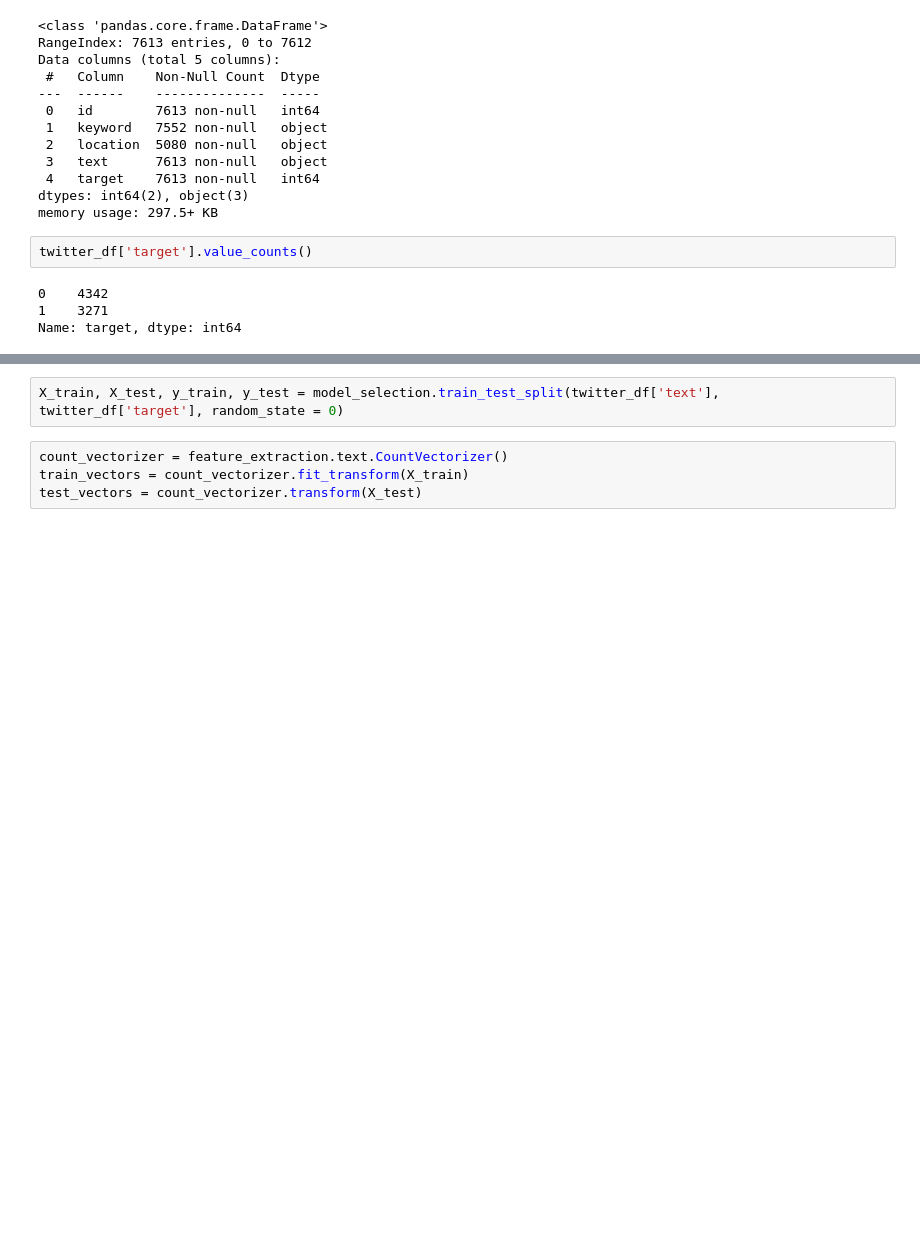
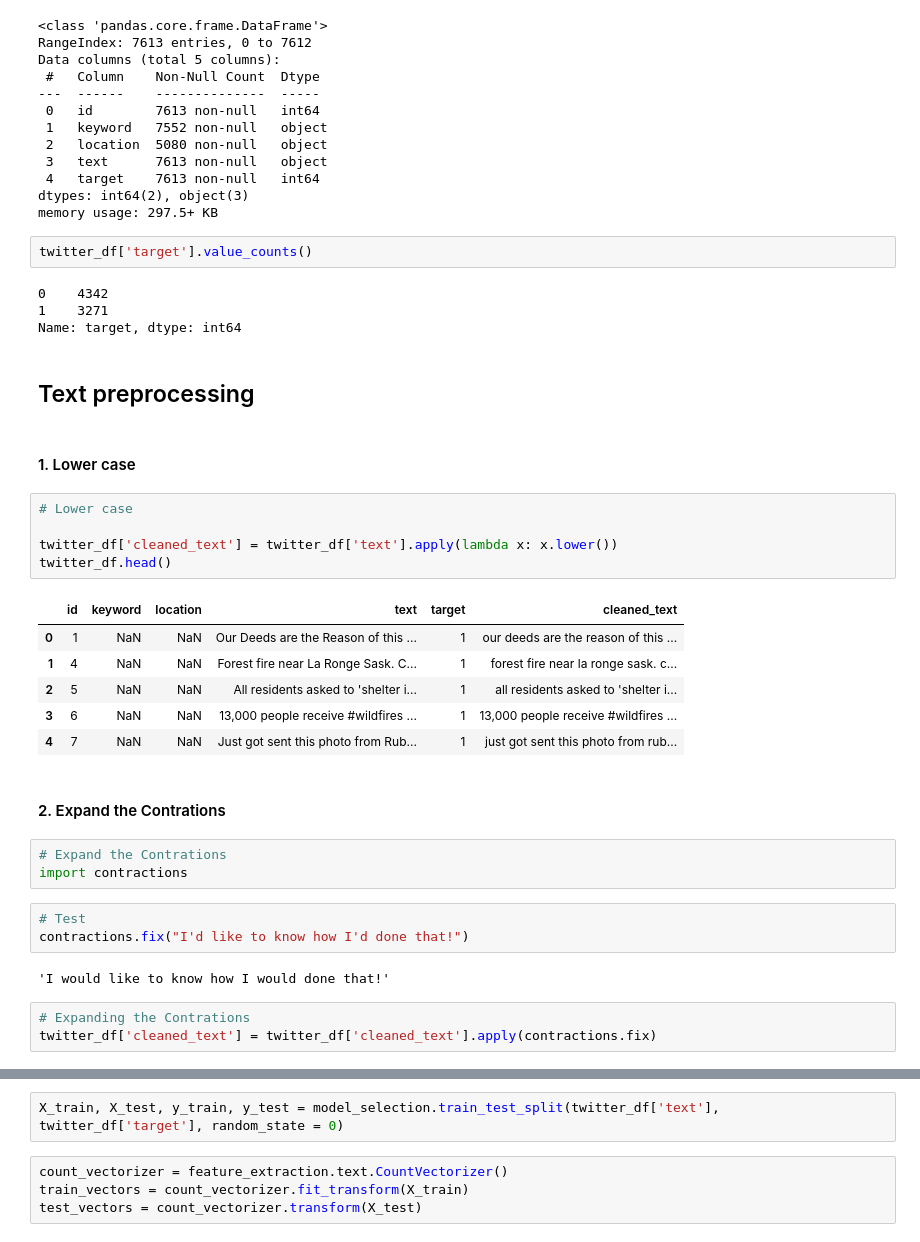
Before and after one commit to Barten74/Kaggle_competitions, a Jupyter notebook: NLP_with_Disaster_Tweets.ipynb, the cells around one changed output, grey strips where cells are left out. Cells and saved outputs as stored; diff of their text form; blank space fills up the shorter version.

```diff
--- a/NLP_with_Disaster_Tweets.ipynb
+++ b/NLP_with_Disaster_Tweets.ipynb
@@ -32,3 +32,32 @@ twitter_df['target'].value_counts()
 0    4342
 1    3271
 Name: target, dtype: int64
+# %% [markdown]
+## Text preprocessing
+# %% [markdown]
+#### 1. Lower case
+# %%
+# Lower case
+
+twitter_df['cleaned_text'] = twitter_df['text'].apply(lambda x: x.lower())
+twitter_df.head()
+# %% [output]
+|  | id | keyword | location | text | target | cleaned_text |
+| 0 | 1 | NaN | NaN | Our Deeds are the Reason of this ... | 1 | our deeds are the reason of this ... |
+| 1 | 4 | NaN | NaN | Forest fire near La Ronge Sask. C... | 1 | forest fire near la ronge sask. c... |
+| 2 | 5 | NaN | NaN | All residents asked to 'shelter i... | 1 | all residents asked to 'shelter i... |
+| 3 | 6 | NaN | NaN | 13,000 people receive #wildfires ... | 1 | 13,000 people receive #wildfires ... |
+| 4 | 7 | NaN | NaN | Just got sent this photo from Rub... | 1 | just got sent this photo from rub... |
+# %% [markdown]
+#### 2. Expand the Contrations
+# %%
+# Expand the Contrations
+import contractions
+# %%
+# Test
+contractions.fix("I'd like to know how I'd done that!")
+# %% [output]
+'I would like to know how I would done that!'
+# %%
+# Expanding the Contrations
+twitter_df['cleaned_text'] = twitter_df['cleaned_text'].apply(contractions.fix)
```
Also changed, not shown: parts of 23 cells of this notebook.
